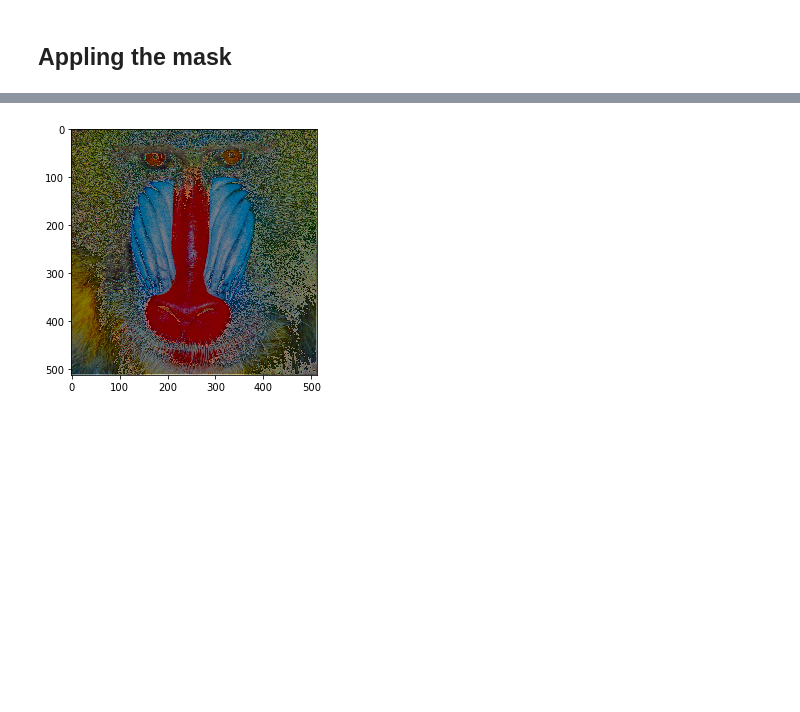
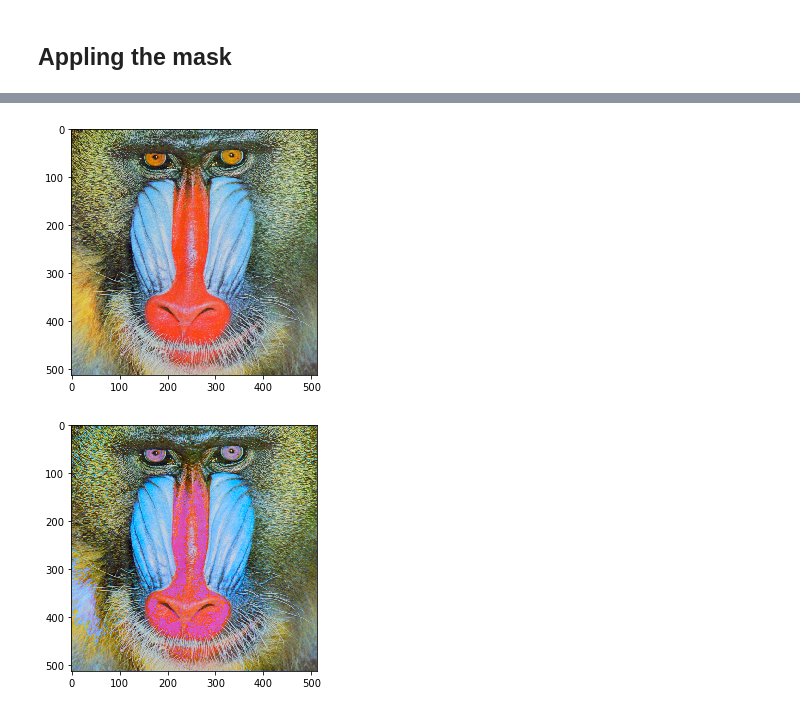
Before and after one commit to lstival/mo443, a Jupyter notebook: t2.ipynb, the cells around one changed output, grey strips where cells are left out. Cells and saved outputs as stored; diff of their text form; code cells hidden in the pictures; blank space fills up the shorter version.

```diff
--- a/t2.ipynb
+++ b/t2.ipynb
@@ -60,0 +98,17 @@ for row in range(luminance.shape[0]-1):
+# %%
+def mask_Burkes(luminance, erro, row, collumn):
+    """
+    Apply the Burkes in a pixel of the image, and return the luminance and erro;
+    """
+    #Same line
+    luminance[row+1][collumn] = luminance[row+1][collumn] + (8/32) * erro[row+1][collumn]
+    luminance[row+2][collumn] = luminance[row+2][collumn] + (4/32) * erro[row+2][collumn]
+
+    #Line -1
+    luminance[row-2][collumn-1] = luminance[row-1][collumn-2] + (2/32) * erro[row-1][collumn-2]
+    luminance[row-1][collumn-1] = luminance[row-1][collumn-1] + (4/32) * erro[row-1][collumn-1]
+    luminance[row][collumn-1] = luminance[row][collumn-1] + (8/32) * erro[row][collumn-1]
+    luminance[row+1][collumn-1] = luminance[row+1][collumn-1] + (4/32) * erro[row+1][collumn-1]
+    luminance[row+2][collumn-1] = luminance[row+2][collumn-1] + (2/32) * erro[row+2][collumn-1]
+
+    return luminance, erro
@@ -63,5 +239,18 @@ lab2[:,:,0] = luminance
 # %%
-io.imshow(color.lab2rgb(lab2))
+#Burkes Result
+lab_Burkes = lab.copy()
+luminance_Burkes = luminance.copy()
+g_Burkes = luminance.copy()
+
+#Define the matriz with erro of each pixel
+erro = np.zeros([luminance.shape[0], luminance.shape[1]])
+
+luminance_Burkes = create_middle_tons(luminance_Burkes, g_Burkes, erro, mask_Burkes, limit=2)
+lab_Burkes[:,:,2] = luminance_Burkes
+io.imshow(img)
 io.show()
+io.imshow(color.lab2rgb(lab_Burkes))
+io.show()
 # %% [output]
-[figure, old version]
+[figure, new version]
+[figure, added]
```
Also changed, not shown: parts of 17 cells of this notebook.
